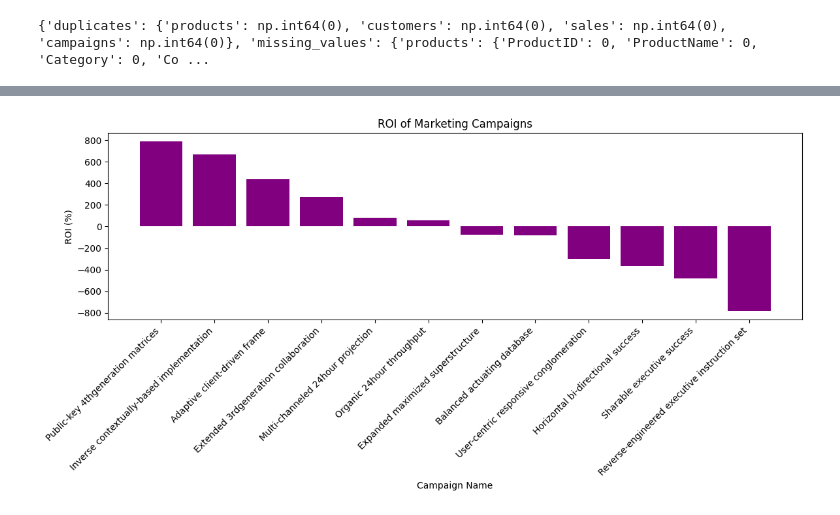
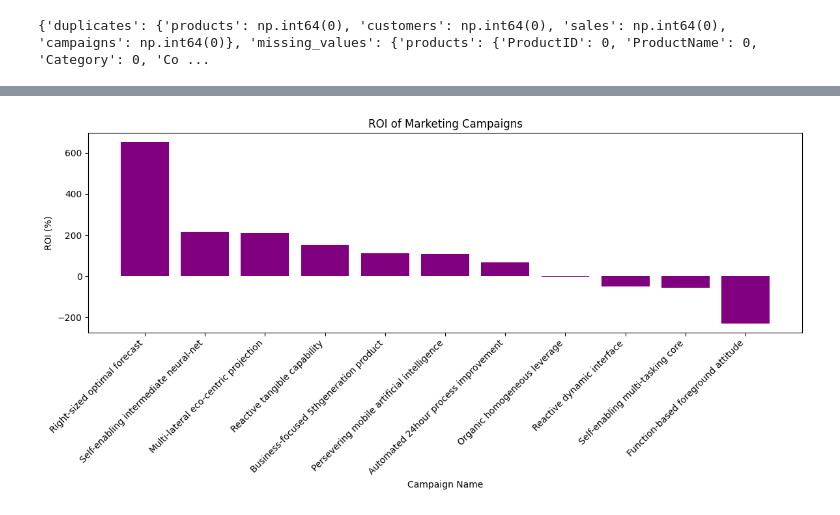
Before and after one commit to Katharina-github/SalesDataAnalysis, a Jupyter notebook: generate_synthetic_sales_dataset.ipynb, the cells around one changed output, grey strips where cells are left out. Cells and saved outputs as stored; diff of their text form; code cells hidden in the pictures.

```diff
--- a/generate_synthetic_sales_dataset.ipynb
+++ b/generate_synthetic_sales_dataset.ipynb
@@ -612,12 +629,12 @@ Saving campaigns(3).csv to campaigns(3).csv
 # %%
-products_df = pd.read_csv('products.csv')
-customers_df = pd.read_csv('customers.csv')
-sales_df = pd.read_csv('sales.csv')
-returns_df = pd.read_csv('returns.csv')
-campaigns_df = pd.read_csv('campaigns.csv')
-inventory_df = pd.read_csv('inventory.csv')
-not_realized_purchases_df = pd.read_csv('not_realized_purchases.csv')
-inventory_snapshots_df = pd.read_csv('inventory_snapshots.csv')
+products_df = pd.read_csv('products(4).csv')
+customers_df = pd.read_csv('customers(5).csv')
+sales_df = pd.read_csv('sales(5).csv')
+returns_df = pd.read_csv('returns(5).csv')
+campaigns_df = pd.read_csv('campaigns(5).csv')
+inventory_df = pd.read_csv('inventory(5).csv')
+not_realized_purchases_df = pd.read_csv('not_realized_purchases(5).csv')
+inventory_snapshots_df = pd.read_csv('inventory_snapshots(5).csv')
 # %%
 # View all columns in each dataframe
 print("Products DataFrame Columns:", products_df.columns.tolist())
@@ -1005,58 +940,85 @@ ValueError: Could not interpret value `Type` for `x`. An entry with this name do
 # %%
-# Campaine ROI
-# Step 1: Campaign Period
-campaign_period = campaigns_df[["CampaignID", "CampaignName", "Region", "Budget", "StartDate", "EndDate"]]
+# Campaign ROI Calculation
+
+# Define campaign_period here as it's used in this block
+campaign_period = campaigns_df[["CampaignID", "CampaignName", "Region", "Budget", "StartDate", "EndDate"]].copy()
+
 # Convert 'StartDate' and 'EndDate' to datetime objects in campaign_period
 campaign_period['StartDate'] = pd.to_datetime(campaign_period['StartDate'])
 campaign_period['EndDate'] = pd.to_datetime(campaign_period['EndDate'])
 
-# Step 2: Campaign Sales
-campaign_sales = (
+
+# 1. Use fixed 30-day baseline period (avoids duration mismatch)
+baseline_sales = (
     sales_df.merge(campaign_period, left_on="Region", right_on="Region", how="inner")
-    .query("SalesDate >= StartDate and SalesDate <= EndDate")  # Filter for campaign period
+    .assign(BaselineStartDate=lambda x: x['StartDate'] - pd.Timedelta(days=30))
+    .query("SalesDate >= BaselineStartDate and SalesDate < StartDate")
     .groupby(["CampaignID", "Region"])
-    .agg(CampaignRevenue=("SalesAmount", "sum"), CampaignSalesCount=("SaleID", "nunique"))
+    .agg(
+        BaselineRevenue=("SalesAmount", "sum"),
+        BaselineSalesCount=("SaleID", "nunique"),
+        BaselineDailyRevenue=("SalesAmount", lambda x: x.sum()/30)  # Daily average
+    )
     .reset_index()
 )
 
-campaign_days = (campaign_period['EndDate'] - campaign_period['StartDate']).dt.days + 1
-baseline_sales = (
+# 2. Calculate campaign daily metrics
+campaign_sales = (
     sales_df.merge(campaign_period, left_on="Region", right_on="Region", how="inner")
-    # Calculate the date (lenght of the campaign) days before the StartDate using a lambda function before the query
-    .assign(BaselineStartDate=lambda x: x['StartDate'] - pd.to_timedelta(x['EndDate'] - x['StartDate']))
-    .query("SalesDate >= BaselineStartDate and SalesDate < StartDate")  # Filter using the new column
+    .query("SalesDate >= StartDate and SalesDate <= EndDate")
     .groupby(["CampaignID", "Region"])
-    .agg(BaselineRevenue=("SalesAmount", "sum"), BaselineSalesCount=("SaleID", "nunique"))
+    .agg(
+        CampaignRevenue=("SalesAmount", "sum"),
+        CampaignSalesCount=("SaleID", "nunique"),
+        CampaignDays=("SalesDate", lambda x: x.nunique())  # Actual days with sales
+    )
+    .assign(
+        CampaignDailyRevenue=lambda x: x["CampaignRevenue"]/x["CampaignDays"]
+    )
     .reset_index()
 )
 
-# Step 4: Acquired Customers
+# 3. New customer attribution
 acquired_customers = (
     sales_df.merge(campaign_period, left_on="Region", right_on="Region", how="inner")
     .merge(customers_df, on="CustomerID", how="inner")
-    .query("SalesDate >= StartDate and SalesDate <= EndDate and JoinDate >= StartDate and JoinDate <= EndDate")  # Filter for campaign period
+    .query("JoinDate >= StartDate and JoinDate <= EndDate")  # Only join date matters
     .groupby("CampaignID")
     .agg(NewCustomers=("CustomerID", "nunique"))
     .reset_index()
 )
 
-# Step 5: Calculate Metrics
+# 4. Calculate metrics with safeguards
 campaign_metrics = (
     campaign_period
     .merge(campaign_sales, on=["CampaignID", "Region"], how="left")
     .merge(baseline_sales, on=["CampaignID", "Region"], how="left")
     .merge(acquired_customers, on="CampaignID", how="left")
     .assign(
-        IncrementalRevenue=lambda x: x["CampaignRevenue"].fillna(0) - x["BaselineRevenue"].fillna(0),
-        ROI_Percent=lambda x: ((x["IncrementalRevenue"] - x["Budget"]) / x["Budget"].replace(0, 1)) * 100,  # Handle division by zero
-        CAC=lambda x: x["Budget"] / x["NewCustomers"].replace(0, 1)  # Handle division by zero
+        CampaignDuration=lambda x: (x['EndDate'] - x['StartDate']).dt.days + 1,
+        # Incremental revenue compares daily averages
+        IncrementalRevenue=lambda x: (
+            (x["CampaignDailyRevenue"] - x["BaselineDailyRevenue"]) * x["CampaignDays"]
+        ),
+        ROI_Percent=lambda x: np.where(
+            x["Budget"] > 0,
+            ((x["IncrementalRevenue"] - x["Budget"]) / x["Budget"]) * 100,
+            np.nan
+        ),
+        CAC=lambda x: np.where(
+            x["NewCustomers"] > 0,
+            x["Budget"] / x["NewCustomers"],
+            np.nan
+        )
     )
+    # Filter out campaigns with no sales data
+    .dropna(subset=["CampaignRevenue", "BaselineRevenue"])
 )
 
-# Step 6: Sort by ROI
+# Step 5: Sort by ROI
 campaign_metrics = campaign_metrics.sort_values(by="ROI_Percent", ascending=False)
 
-# Step 7: Visualize ROI
+# Step 6: Visualize ROI
 plt.figure(figsize=(12, 6))
 plt.bar(campaign_metrics["CampaignName"], campaign_metrics["ROI_Percent"], color="purple")
 plt.xlabel("Campaign Name")
@@ -1079 +1031 @@ See the caveats in the documentation: https://pandas.pydata.org/pandas-docs/stab
-[figure, old version]
+[figure, new version]
```
Also changed, not shown: parts of 52 cells of this notebook.
